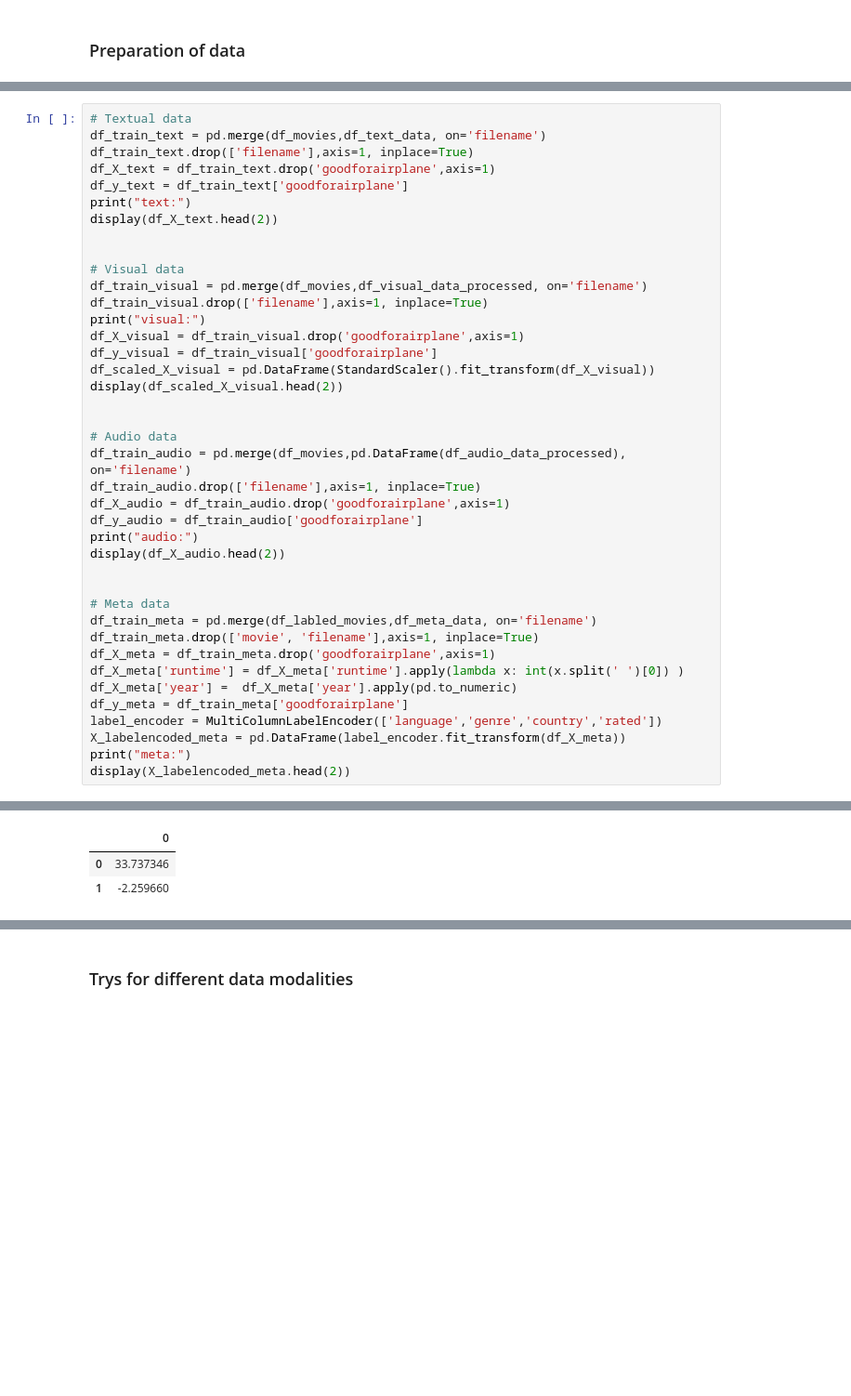
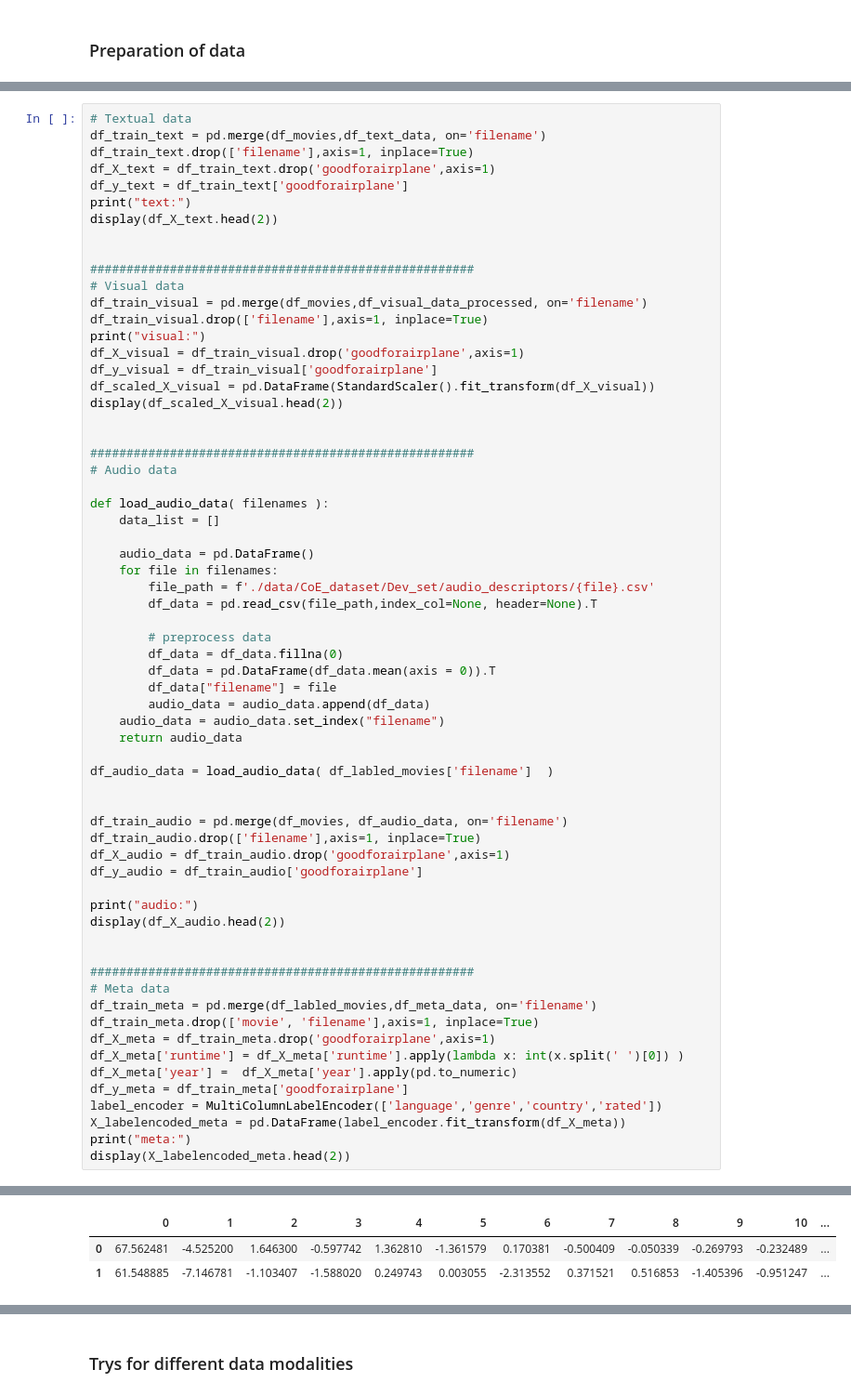
Before and after one commit to patrickFuerst/CoE_task, a Jupyter notebook: classifier_selection.ipynb, the cells around one changed output, grey strips where cells are left out. Shown: that part at 93% size. Cells and saved outputs as stored; diff of their text form; blank space fills up the shorter version.

```diff
--- a/classifier_selection.ipynb
+++ b/classifier_selection.ipynb
@@ -811,6 +839,7 @@ print("text:")
 display(df_X_text.head(2))
 
 
+#####################################################
 # Visual data
 df_train_visual = pd.merge(df_movies,df_visual_data_processed, on='filename')
 df_train_visual.drop(['filename'],axis=1, inplace=True)
@@ -821,41 +850,64 @@ df_scaled_X_visual = pd.DataFrame(StandardScaler().fit_transform(df_X_visual))
 display(df_scaled_X_visual.head(2))
 
 
+#####################################################
 # Audio data
-df_train_audio = pd.merge(df_movies,pd.DataFrame(df_audio_data_processed), on='filename')
+
+def load_audio_data( filenames ):
+    data_list = []
+
+    audio_data = pd.DataFrame()
+    for file in filenames:
+        file_path = f'./data/CoE_dataset/Dev_set/audio_descriptors/{file}.csv'
+        df_data = pd.read_csv(file_path,index_col=None, header=None).T
+
+        # preprocess data
+        df_data = df_data.fillna(0)
+        df_data = pd.DataFrame(df_data.mean(axis = 0)).T
+        df_data["filename"] = file
+        audio_data = audio_data.append(df_data)
+    audio_data = audio_data.set_index("filename")
+    return audio_data
+
+df_audio_data = load_audio_data( df_labled_movies['filename']  )
+
+
+df_train_audio = pd.merge(df_movies, df_audio_data, on='filename')
 df_train_audio.drop(['filename'],axis=1, inplace=True)
 df_X_audio = df_train_audio.drop('goodforairplane',axis=1)
 df_y_audio = df_train_audio['goodforairplane']
+
 print("audio:")
 display(df_X_audio.head(2))
 
 
+#####################################################
 # Meta data
 df_train_meta = pd.merge(df_labled_movies,df_meta_data, on='filename')
 df_train_meta.drop(['movie', 'filename'],axis=1, inplace=True)
 df_X_meta = df_train_meta.drop('goodforairplane',axis=1)
 df_X_meta['runtime'] = df_X_meta['runtime'].apply(lambda x: int(x.split(' ')[0]) )
 df_X_meta['year'] =  df_X_meta['year'].apply(pd.to_numeric)
 df_y_meta = df_train_meta['goodforairplane']
 label_encoder = MultiColumnLabelEncoder(['language','genre','country','rated'])
 X_labelencoded_meta = pd.DataFrame(label_encoder.fit_transform(df_X_meta))
 print("meta:")
 display(X_labelencoded_meta.head(2))
 # %% [output]
 text:
 |  | 24000 | baby | baseball | big | doc | escort | frozen | heroes | high | huck | ... | ... |
 | 0 | 0.0 | 0.0 | 0.0 | 0.0 | 0.0 | 0.0 | 0.0 | 0.0 | 0.0 | 0.0 | ... | ... |
 | 1 | 0.0 | 0.0 | 0.0 | 0.0 | 0.0 | 0.0 | 0.0 | 0.0 | 0.0 | 0.0 | ... | ... |
 2 rows × 3283 columns
 visual:
 |  | 0 | 1 | 2 | 3 | 4 | 5 | 6 | 7 | 8 | 9 | ... | ... |
 | 0 | -0.291687 | -0.564263 | 0.087605 | -0.292158 | 0.214169 | -0.146948 | -0.242564 | -0.521025 | -0.242699 | -0.708481 | ... | ... |
 | 1 | 1.837915 | 1.420698 | 1.667090 | 1.185060 | 1.608901 | 1.139443 | 1.661874 | 1.322064 | 1.485797 | 0.969673 | ... | ... |
 2 rows × 1652 columns
 audio:
-|  | 0 |
-| 0 | 33.737346 |
-| 1 | -2.259660 |
+|  | 0 | 1 | 2 | 3 | 4 | 5 | 6 | 7 | 8 | 9 | 10 | ... |
+| 0 | 67.562481 | -4.525200 | 1.646300 | -0.597742 | 1.362810 | -1.361579 | 0.170381 | -0.500409 | -0.050339 | -0.269793 | -0.232489 | ... |
+| 1 | 61.548885 | -7.146781 | -1.103407 | -1.588020 | 0.249743 | 0.003055 | -2.313552 | 0.371521 | 0.516853 | -1.405396 | -0.951247 | ... |
 meta:
 |  | language | year | genre | country | runtime | rated |
 | 0 | 2 | 2014 | 1 | 29 | 102 | 5 |
```
Also changed, not shown: parts of 35 cells of this notebook, 2 other files.
